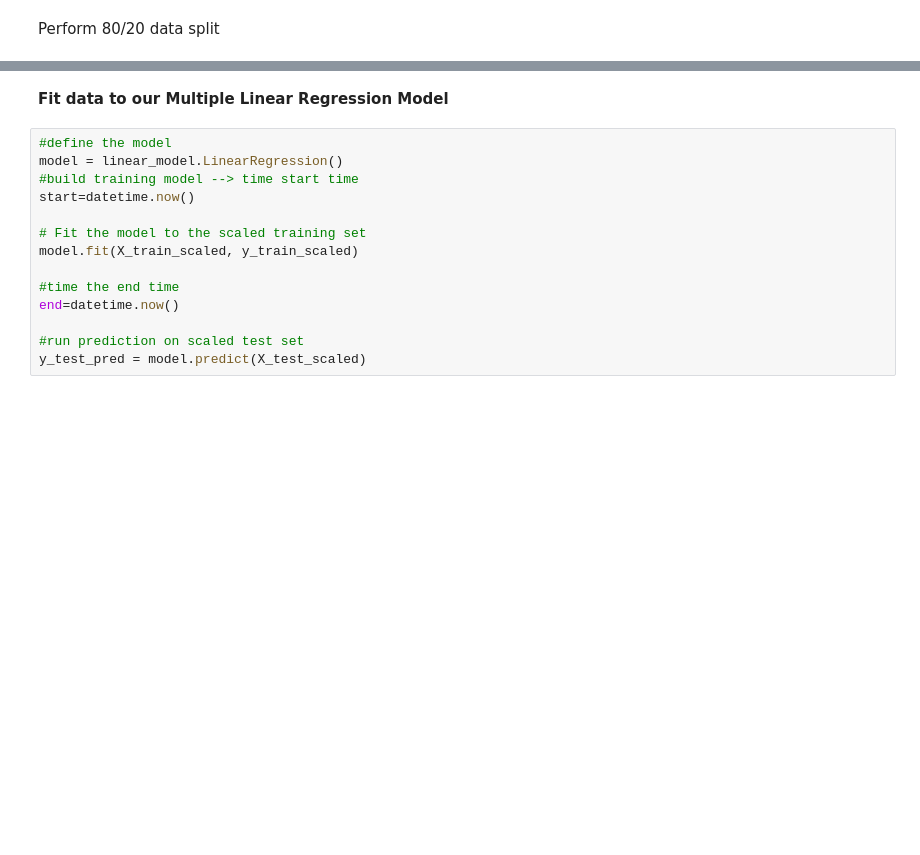
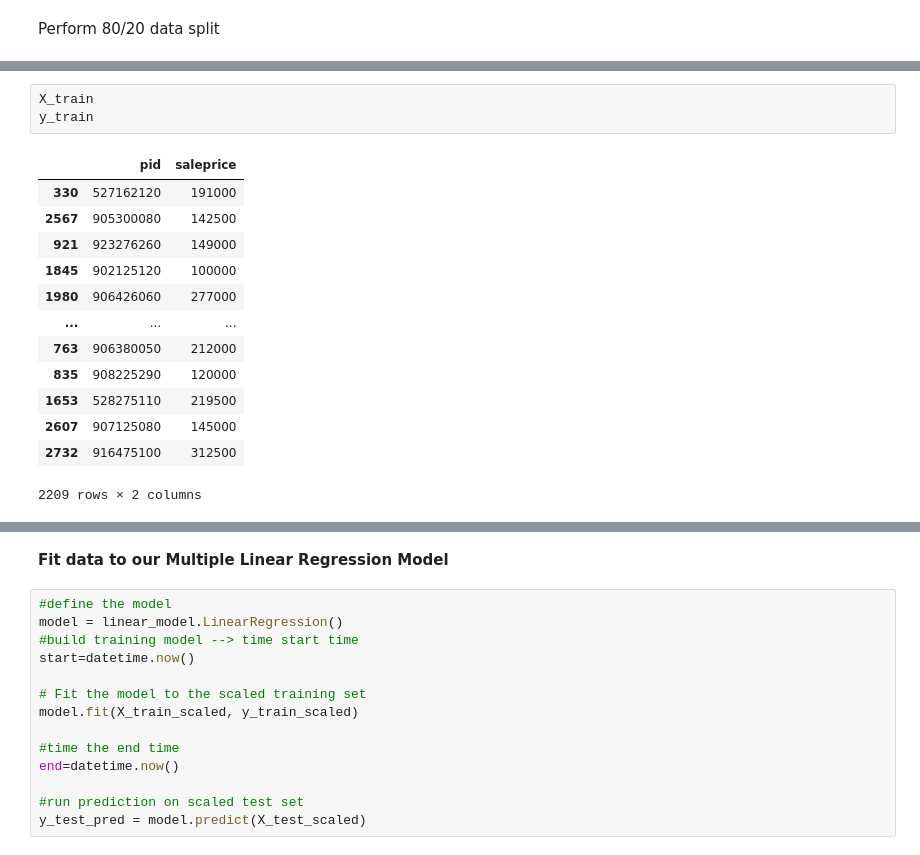
Before and after one commit to yajingran/group_2_final_project, a Jupyter notebook: Machine Leaning Model - House Price Prediction.ipynb, the cells around one changed output, grey strips where cells are left out. Cells and saved outputs as stored; diff of their text form; blank space fills up the shorter version.

```diff
--- a/Machine Leaning Model - House Price Prediction.ipynb
+++ b/Machine Leaning Model - House Price Prediction.ipynb
@@ -339,0 +373,17 @@ X_train.shape, X_test.shape, y_train.shape, y_test.shape
+# %%
+X_train
+y_train
+# %% [output]
+|  | pid | saleprice |
+| 330 | 527162120 | 191000 |
+| 2567 | 905300080 | 142500 |
+| 921 | 923276260 | 149000 |
+| 1845 | 902125120 | 100000 |
+| 1980 | 906426060 | 277000 |
+| ... | ... | ... |
+| 763 | 906380050 | 212000 |
+| 835 | 908225290 | 120000 |
+| 1653 | 528275110 | 219500 |
+| 2607 | 907125080 | 145000 |
+| 2732 | 916475100 | 312500 |
+2209 rows × 2 columns
```
Also changed, not shown: parts of 17 cells of this notebook, 5 other files.
